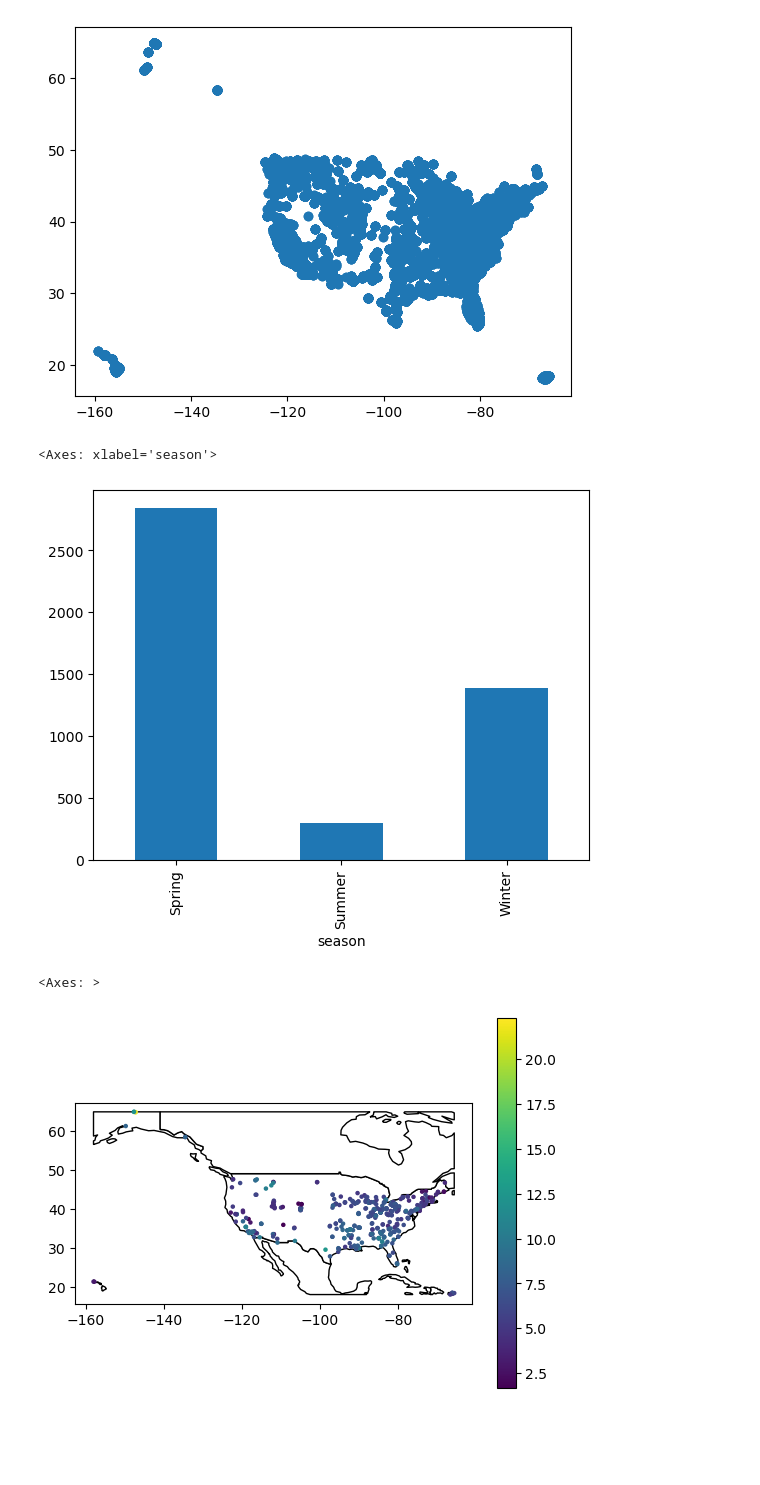
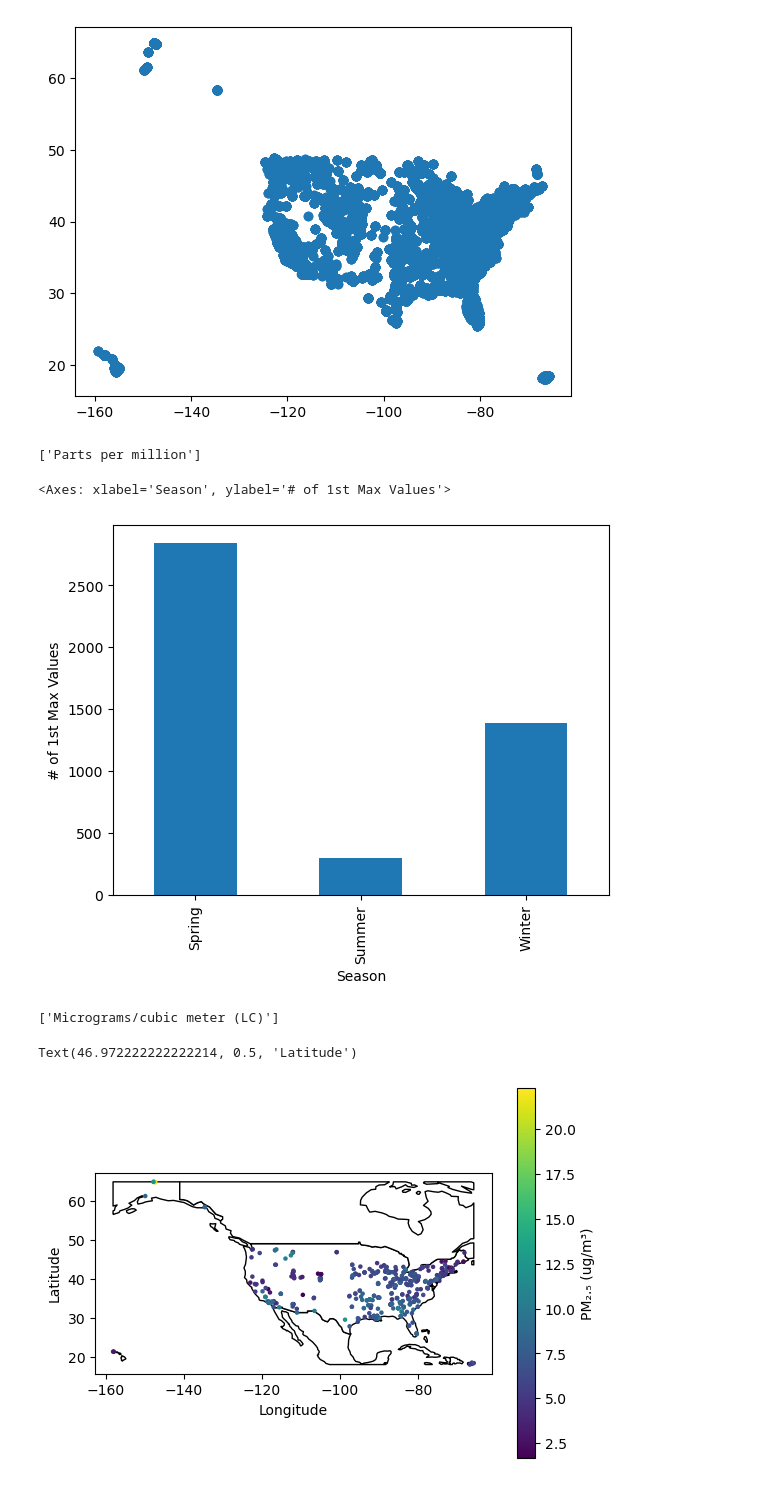
Before and after one commit to fergalicious/AirNowPractice, a Jupyter notebook: airNowPractice.ipynb, the cells around one changed output. Drawn from its saved outputs; the diff is of its cells as text; code cells hidden in the pictures; blank space fills up the shorter version.

Commit message:
added graph labels and unit conversion

```diff
--- a/airNowPractice.ipynb
+++ b/airNowPractice.ipynb
@@ -111,8 +112,17 @@ def seasons(x):
         return 'Winter'
 # %%
 # extract ozone 1st Max Values and just specific columns
-ozone_df = df[['Parameter Name','Longitude','Latitude','1st Max Value', '1st Max DateTime']].copy()
+ozone_df = df[['Parameter Name','Longitude','Latitude','1st Max Value', '1st Max DateTime','Units of Measure']].copy()
 ozone_df = ozone_df[ozone_df['Parameter Name'] == 'Ozone']
+
+# convert concentration units
+current_unit = ozone_df['Units of Measure'].unique()
+print(current_unit)
+ozone_df.drop('Units of Measure', axis=1, inplace=True)
+
+ozone_df.rename(columns={'1st Max Value': '1st Max Value (ppm)'}, inplace = True)
+ozone_df['1st Max Value (ug/m\u00B3)'] = ozone_df['1st Max Value (ppm)'].copy()
+ozone_df['1st Max Value (ug/m\u00B3)'] = ozone_df['1st Max Value (ug/m\u00B3)'] * 2.41 * 1000
 
 # convert date, which is currently in a string format, to datetime format
 ozone_df['date'] = pd.to_datetime(ozone_df['1st Max DateTime'])
@@ -121,33 +131,37 @@ ozone_df['season'] = ozone_df['date'].apply(seasons)
 # create a series that groups # of observations by season
 grouped = ozone_df.groupby('season').size()
 # plot series in a bar graph
-grouped.plot(kind='bar') # no max values in fall....
+grouped.plot(kind='bar',xlabel = 'Season', ylabel = '# of 1st Max Values') # no max values in fall....
 # %% [output]
-<Axes: xlabel='season'>
+['Parts per million']
+<Axes: xlabel='Season', ylabel='# of 1st Max Values'>
-[figure, old version]
+[figure, new version]
 # %%
 # extract PM2.5 - Local Conditions averages with all columns
 pm_df = df.loc[(df['Parameter Name'] == 'PM2.5 - Local Conditions') & (df['Pollutant Standard'] == 'PM25 Annual 2024') & (df['Sample Duration'] == '24 HOUR')].copy()
 # print(len(pm_df))
 
 #find unique combinations of state, count, and monitor code, method 2
 unique_monitors = df.groupby(['State Code', 'County Code','Site Num']).ngroups
 # print(unique_monitors)
 
 #find unique combinations of state, count, and monitor code, method 2
 uniques = df[['State Code', 'County Code','Site Num']].drop_duplicates().shape[0]
 # print(f"number of unique combinations of state, county and monitor code: \n\t{uniques}")
 
 # plot monitors on a global map but have different colors depending on annual average PM2.5 concentration
 geometry = [Point(xy) for xy in zip(pm_df['Longitude'], pm_df['Latitude'])]
 gdf = gpd.GeoDataFrame(pm_df, geometry=geometry)
 # plot the GeoDataFrame
 world = gpd.read_file(gpd.datasets.get_path('naturalearth_lowres'))
 axis_range = [pm_df['Longitude'].min(), pm_df['Latitude'].min(), pm_df['Longitude'].max(), pm_df['Latitude'].max()]
 ax = world.clip(axis_range).plot(color="white", edgecolor="black")
 data_range = [pm_df['Arithmetic Mean'].min(), pm_df['Arithmetic Mean'].max()]
 
-gdf.plot(column = 'Arithmetic Mean', ax=ax, markersize=5, cmap='viridis', vmin = data_range[0], vmax = data_range[1], marker='o', legend=True)
+gdf.plot(column = 'Arithmetic Mean', ax=ax, markersize=5, cmap='viridis', vmin = data_range[0], vmax = data_range[1], marker='o', legend=True, legend_kwds={"label": "PM\u2082.\u2085 (ug/m\u00B3)"})
+plt.xlabel('Longitude')
+plt.ylabel('Latitude')
 # %% [output]
-<Axes: >
+['Micrograms/cubic meter (LC)']
+Text(46.972222222222214, 0.5, 'Latitude')
-[figure, old version]
+[figure, new version]
```
Also changed, not shown: parts of 3 cells of this notebook.
